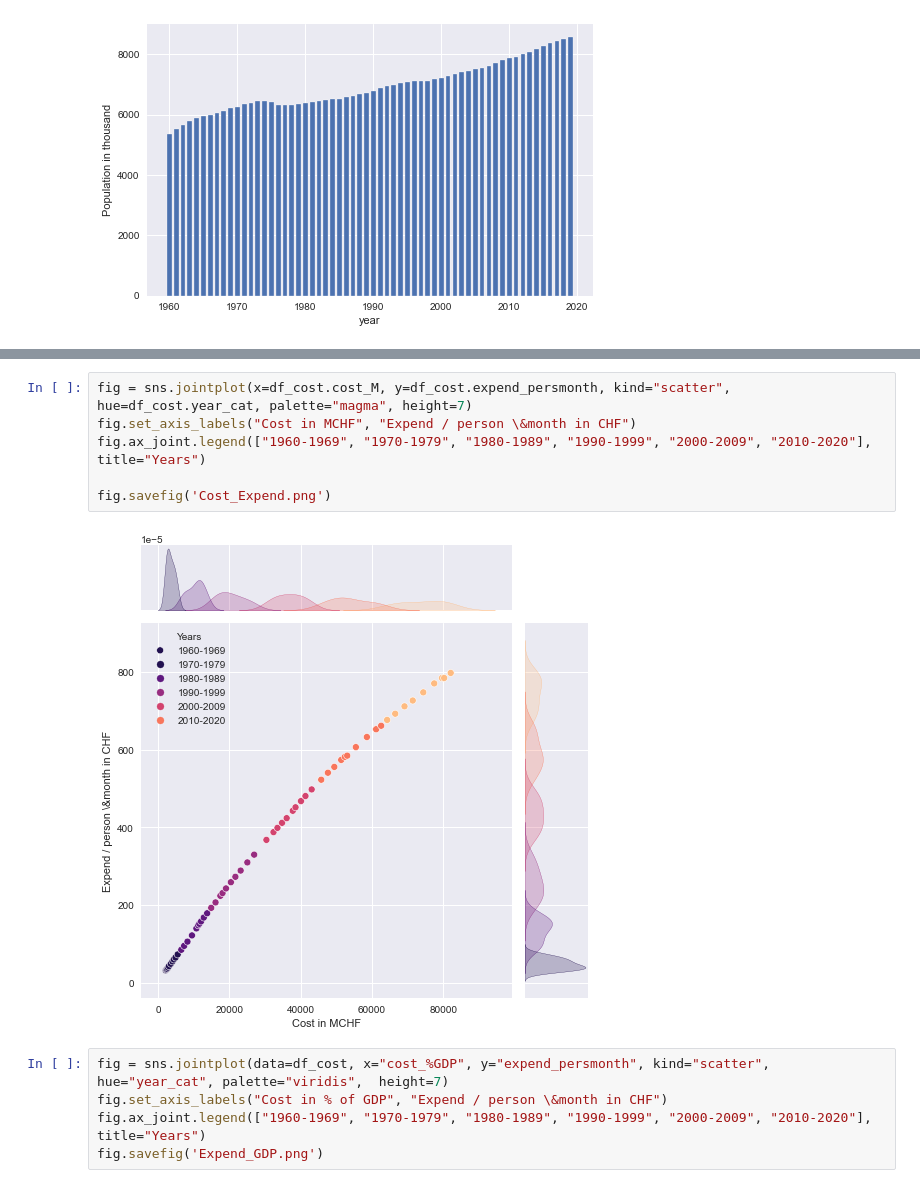
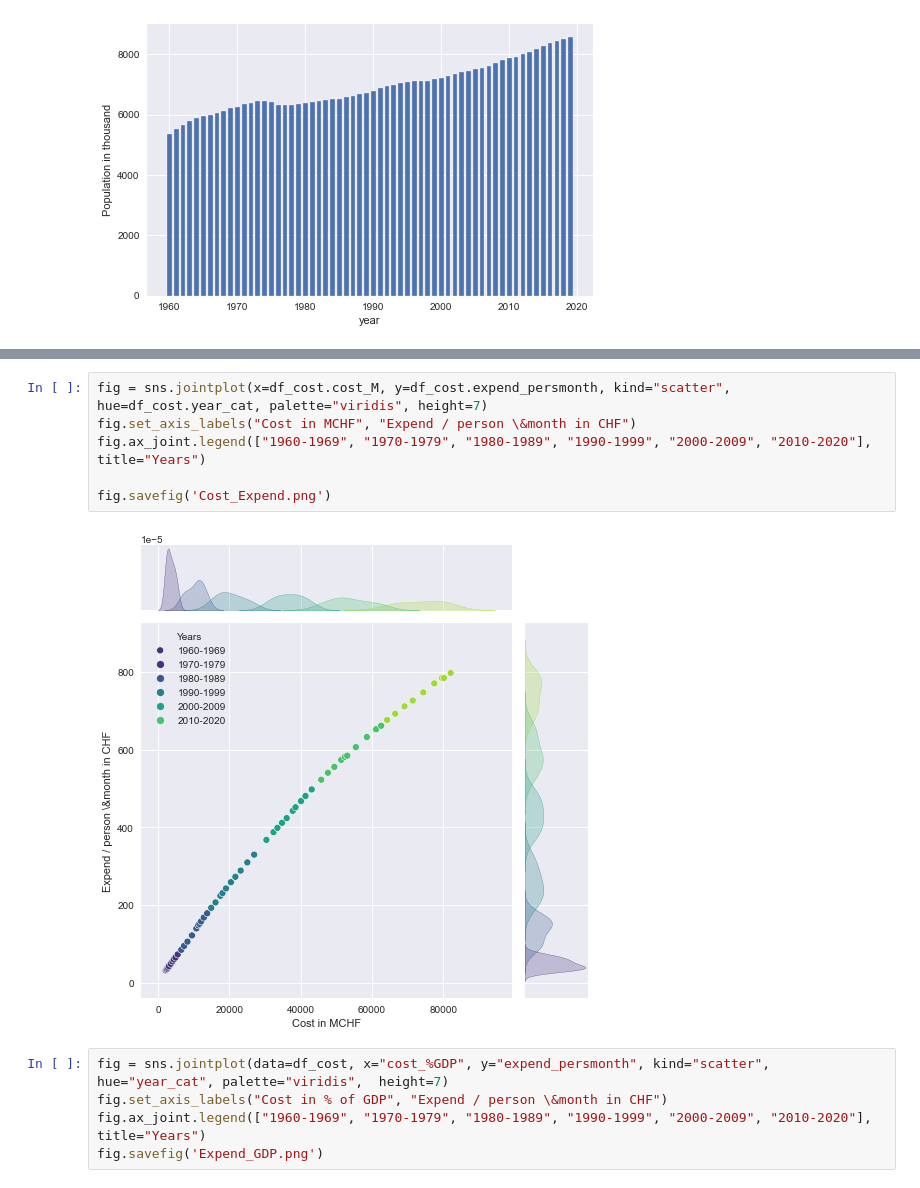
Before and after one commit to dcherzig/data-visualization, a Jupyter notebook: LO1_2.ipynb, the cells around one changed output, grey strips where cells are left out. Cells and saved outputs as stored; diff of their text form.

```diff
--- a/LO1_2.ipynb
+++ b/LO1_2.ipynb
@@ -321,11 +259,11 @@ plt.bar(x="year", height="cost_%GDP", data=df_cost, width=0.6)
 # %%
-fig = sns.jointplot(x=df_cost.cost_M, y=df_cost.expend_persmonth, kind="scatter", hue=df_cost.year_cat, palette="magma", height=7)
+fig = sns.jointplot(x=df_cost.cost_M, y=df_cost.expend_persmonth, kind="scatter", hue=df_cost.year_cat, palette="viridis", height=7)
 fig.set_axis_labels("Cost in MCHF", "Expend / person \&month in CHF")
 fig.ax_joint.legend(["1960-1969", "1970-1979", "1980-1989", "1990-1999", "2000-2009", "2010-2020"], title="Years")
 
 fig.savefig('Cost_Expend.png')
 # %% [output]
-[figure, old version]
+[figure, new version]
 # %%
 fig = sns.jointplot(data=df_cost, x="cost_%GDP", y="expend_persmonth", kind="scatter", hue="year_cat", palette="viridis",  height=7)
 fig.set_axis_labels("Cost in % of GDP", "Expend / person \&month in CHF")
```
Also changed, not shown: parts of 13 cells of this notebook, 3 other files.
